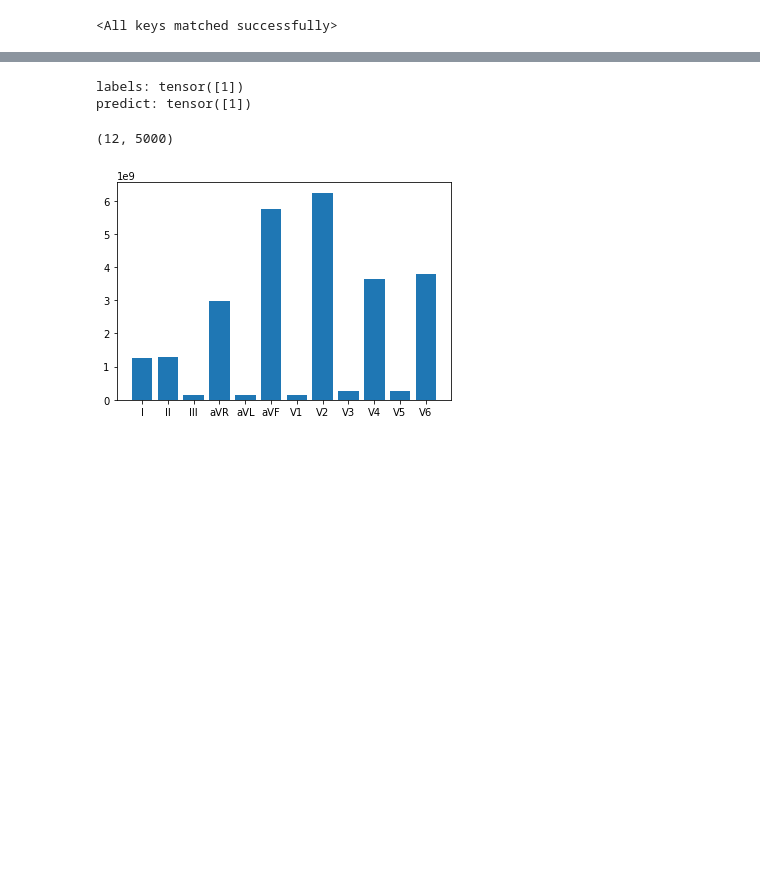
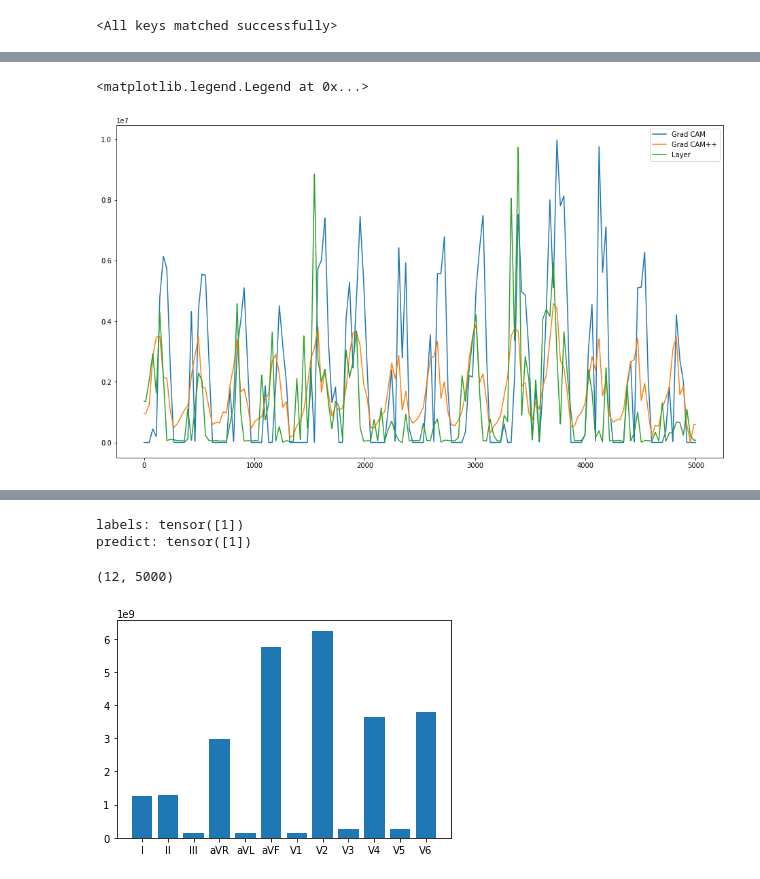
Before and after one commit to LiangBeam9810/Interpretable_HTN, a Jupyter notebook: CAMs.ipynb, the cells around one changed output, grey strips where cells are left out. Cells and saved outputs as stored; diff of their text form; code cells hidden in the pictures; blank space fills up the shorter version.

```diff
--- a/CAMs.ipynb
+++ b/CAMs.ipynb
@@ -115,16 +125,19 @@ cam_value = cam.caculate_cam_vlue(fmap,fc_weight_0)
 # %%
 x = np.arange(0,5000)
-y = cam_value
+#y = cam_value
 y1 = grad_cam_vlue
 y2 = grad_cam_pp_vlue
 y3 = layer_cam_vlue
 fig, ax = plt.subplots(figsize=(16,9))
 
-l1, = ax.plot(x,y,label='CAM')
+#l1, = ax.plot(x,y,label='CAM')
 l2, =ax.plot(x,y1,label='Grad CAM')
 l3, =ax.plot(x,y2,label='Grad CAM++')
 l4, =ax.plot(x,y3,label='Layer')
 
-plt.legend([l1,l2,l3,l4],['CAM','Grad CAM','Grad CAM++','Layer'])
+plt.legend([l2,l3,l4],['Grad CAM','Grad CAM++','Layer'])
+# %% [output]
+<matplotlib.legend.Legend at 0x...>
+[figure, added]
 # %%
 x_index = np.arange(0,EcgLength_num)
```
Also changed, not shown: parts of 10 cells of this notebook, 6 other files.
